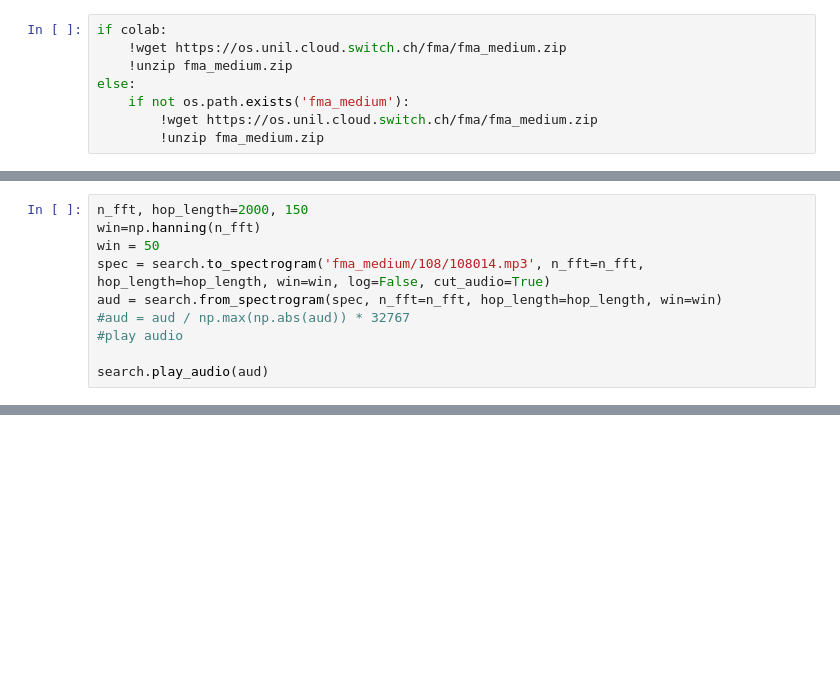
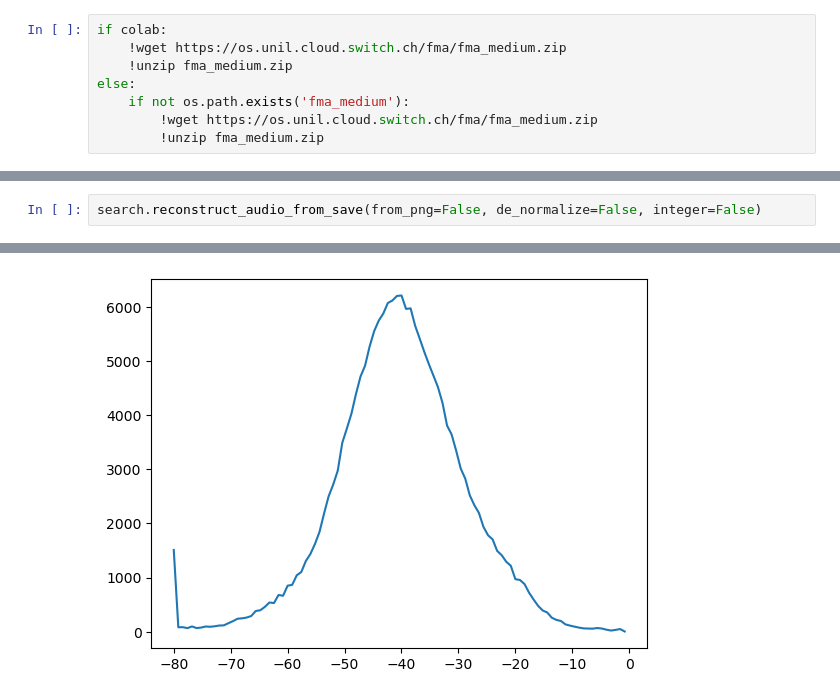
Before and after one commit to smoothjazzuser/VQ-VAE-Search, a Jupyter notebook: audio_to_mel_spec.ipynb, the cells around one changed output, grey strips where cells are left out. Saved outputs shown, nothing was run; the diff lists cells and outputs as text; blank space fills up the shorter version.

Commit message:
Add audio reconstruction tests

```diff
--- a/audio_to_mel_spec.ipynb
+++ b/audio_to_mel_spec.ipynb
@@ -238,10 +296,3 @@ search.visualize_spectrogram(f'{path}fma_medium/105/105819.mp3')
-# %%
-n_fft, hop_length=2000, 150
-win=np.hanning(n_fft)
-win = 50
-spec = search.to_spectrogram('fma_medium/108/108014.mp3', n_fft=n_fft, hop_length=hop_length, win=win, log=False, cut_audio=True)
-aud = search.from_spectrogram(spec, n_fft=n_fft, hop_length=hop_length, win=win)
-#aud = aud / np.max(np.abs(aud)) * 32767
-#play audio
-
-search.play_audio(aud)
+# %%
+search.reconstruct_audio_from_save(from_png=False, de_normalize=False, integer=False)
+# %% [output]
@@ -247,0 +300 @@ search.play_audio(aud)
+[figure, added]
```
Also changed, not shown: parts of 9 cells of this notebook.
